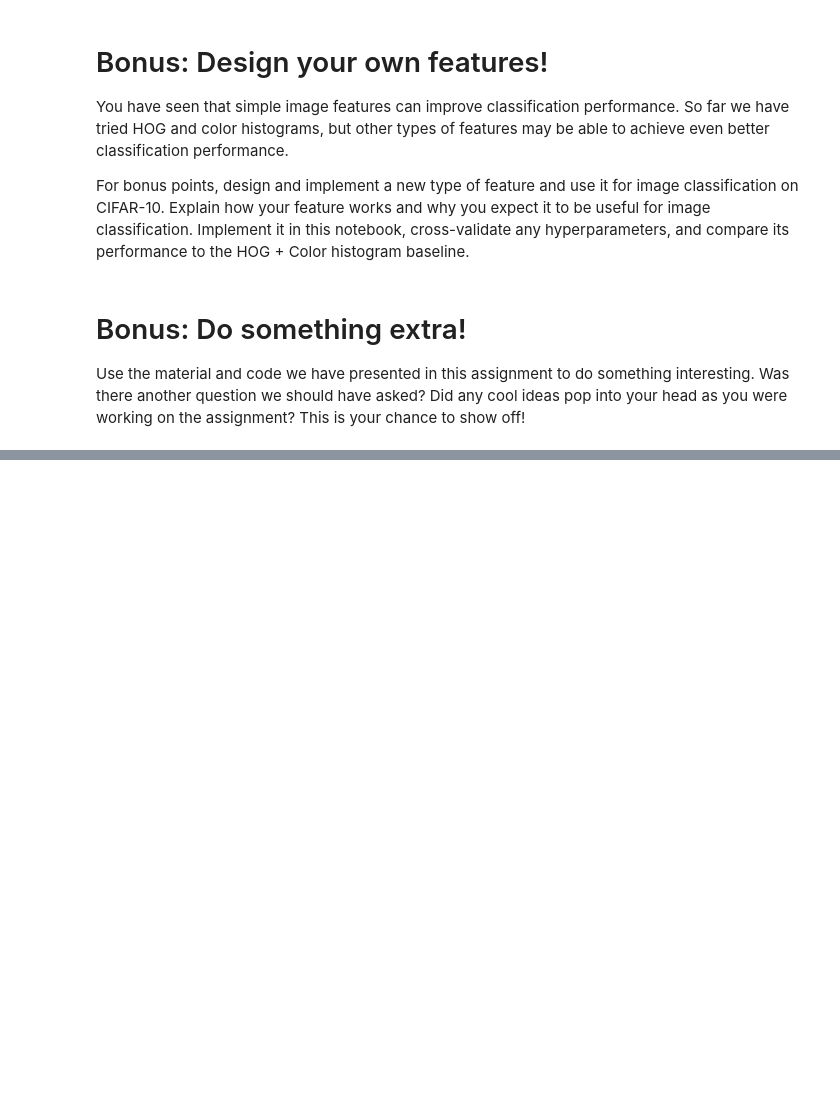
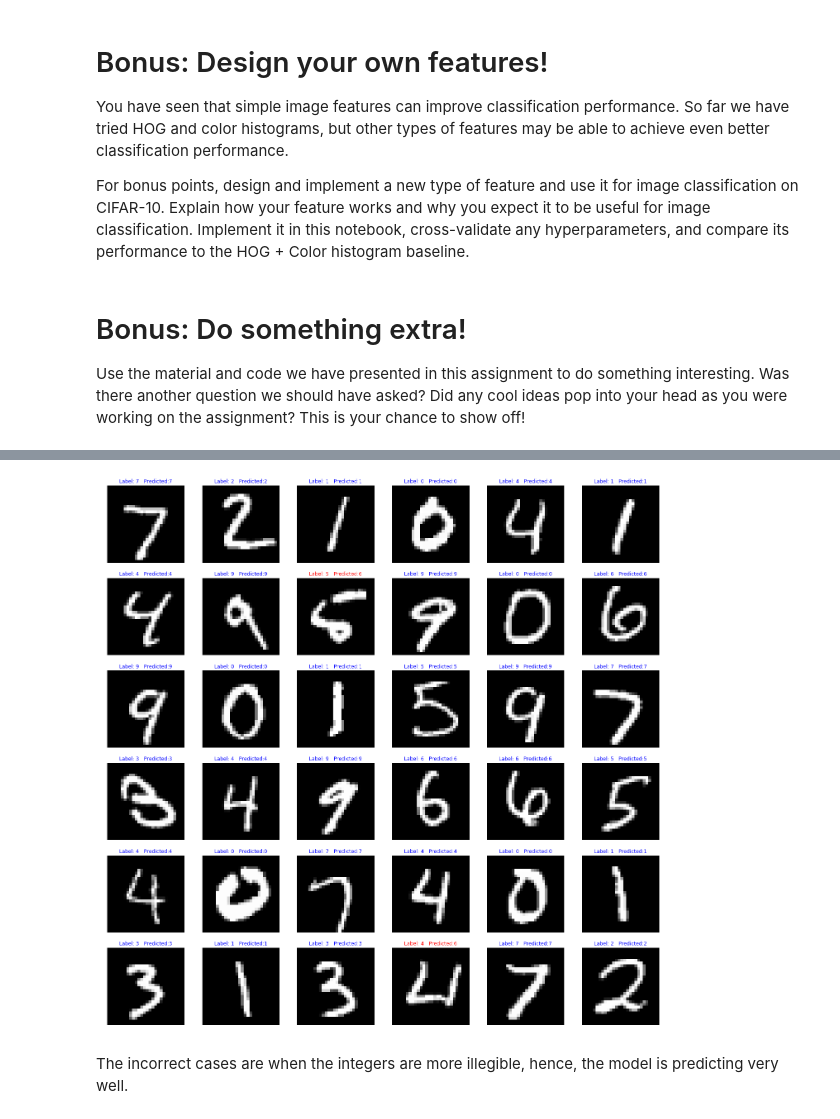
Before and after one commit to mcreng/cs231n, a Jupyter notebook: PA1/features.ipynb, the cells around one changed output, grey strips where cells are left out. Drawn from its saved outputs; the diff is of its cells as text; code cells hidden in the pictures; blank space fills up the shorter version.

```diff
--- a/PA1/features.ipynb
+++ b/PA1/features.ipynb
@@ -307,0 +450,27 @@ Use the material and code we have presented in this assignment to do something i
+# %%
+from cs231n.features import *
+
+num_color_bins = 10 # Number of bins in the color histogram
+# feature_fns = [hsv_feature, lambda img: color_histogram_hsv(img, nbin=num_color_bins)]
+feature_fns = [lambda img: color_histogram_hsv(img, nbin=num_color_bins)]
+X_train_feats_hsv = extract_features(X_train, feature_fns, verbose=True)
+X_val_feats_hsv = extract_features(X_val, feature_fns)
+X_test_feats_hsv = extract_features(X_test, feature_fns)
+
+# Preprocessing: Subtract the mean feature
+mean_feat_hsv = np.mean(X_train_feats_hsv, axis=0, keepdims=True)
+X_train_feats_hsv -= mean_feat_hsv
+X_val_feats_hsv -= mean_feat_hsv
+X_test_feats_hsv -= mean_feat_hsv
+
+# Preprocessing: Divide by standard deviation. This ensures that each feature
+# has roughly the same scale.
+std_feat_hsv = np.std(X_train_feats_hsv, axis=0, keepdims=True)
+X_train_feats_hsv /= std_feat_hsv
+X_val_feats_hsv /= std_feat_hsv
+X_test_feats_hsv /= std_feat_hsv
+
+# Preprocessing: Add a bias dimension
+X_train_feats_hsv = np.hstack([X_train_feats_hsv, np.ones((X_train_feats_hsv.shape[0], 1))])
+X_val_feats_hsv = np.hstack([X_val_feats_hsv, np.ones((X_val_feats_hsv.shape[0], 1))])
+X_test_feats_hsv = np.hstack([X_test_feats_hsv, np.ones((X_test_feats_hsv.shape[0], 1))])
@@ -307,0 +693,16 @@ Use the material and code we have presented in this assignment to do something i
+# %%
+num_rows = 6
+num_cols = 6
+num_images = num_rows*num_cols
+plt.figure(figsize=(2*2*num_cols, 2*2*num_rows))
+# Plotting the results of first n*m images
+for i in range(num_images):
+    plt.subplot(num_rows, num_cols, i+1)
+    plt.axis('off')
+    plt.imshow(x_test[i].reshape(28,28))
+    color = 'blue' if y_test[i] == eva[i] else 'red'
+    plt.title('Label: ' + str(y_test[i]) + '   Predicted:' + str(eva[i]), color=color)
+# %% [output]
+[figure, added]
+# %% [markdown]
+The incorrect cases are when the integers are more illegible, hence, the model is predicting very well.
```
Also changed, not shown: parts of 18 cells of this notebook.
